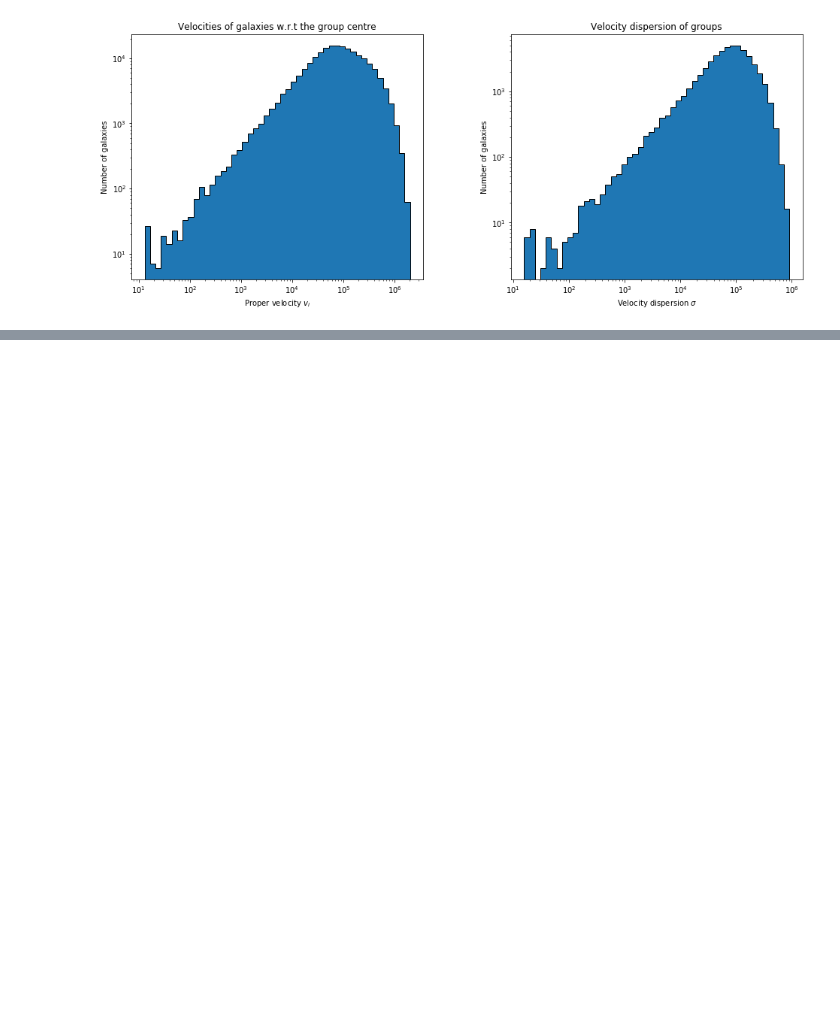
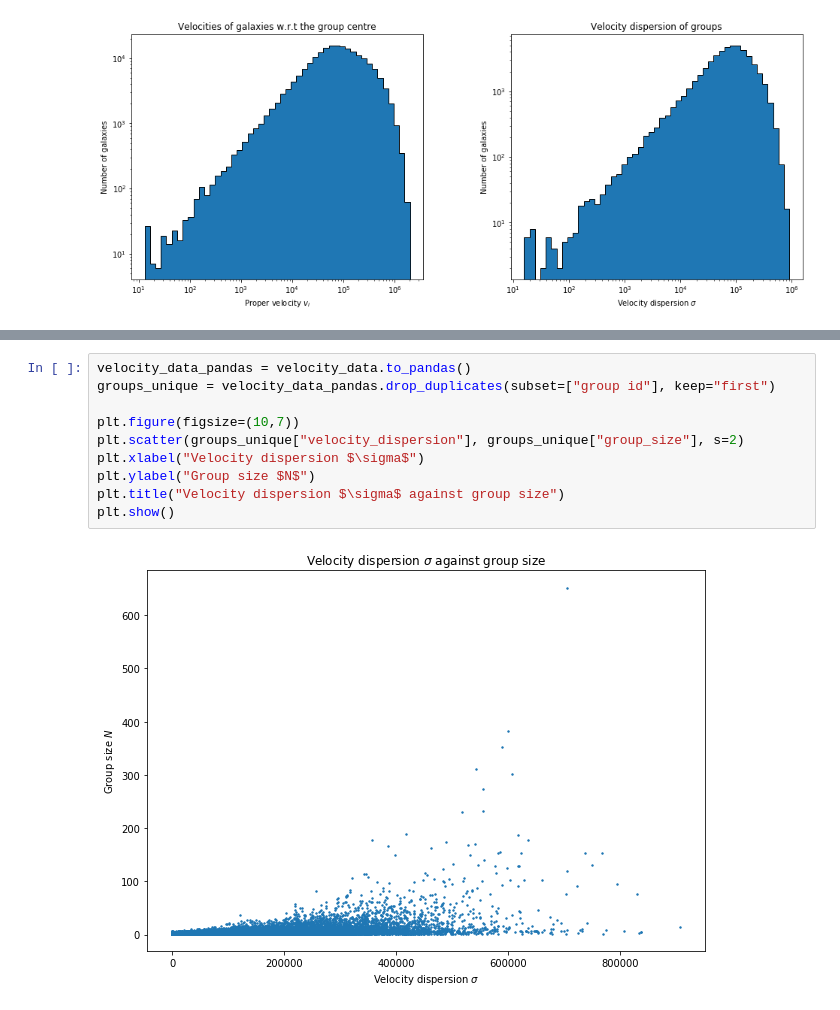
Before and after one commit to tplews98/MPhys_Project, a Jupyter notebook: Hilary work/HT_Week0_Velocities.ipynb, the cells around one changed output, grey strips where cells are left out. Saved outputs shown, nothing was run; the diff lists cells and outputs as text; blank space fills up the shorter version.

```diff
--- a/Hilary work/HT_Week0_Velocities.ipynb
+++ b/Hilary work/HT_Week0_Velocities.ipynb
@@ -497,0 +621,12 @@ plt.show()
+# %%
+velocity_data_pandas = velocity_data.to_pandas()
+groups_unique = velocity_data_pandas.drop_duplicates(subset=["group id"], keep="first")
+
+plt.figure(figsize=(10,7))
+plt.scatter(groups_unique["velocity_dispersion"], groups_unique["group_size"], s=2)
+plt.xlabel("Velocity dispersion $\sigma$")
+plt.ylabel("Group size $N$")
+plt.title("Velocity dispersion $\sigma$ against group size")
+plt.show()
+# %% [output]
+[figure, added]
```
Also changed, not shown: parts of 14 cells of this notebook.
